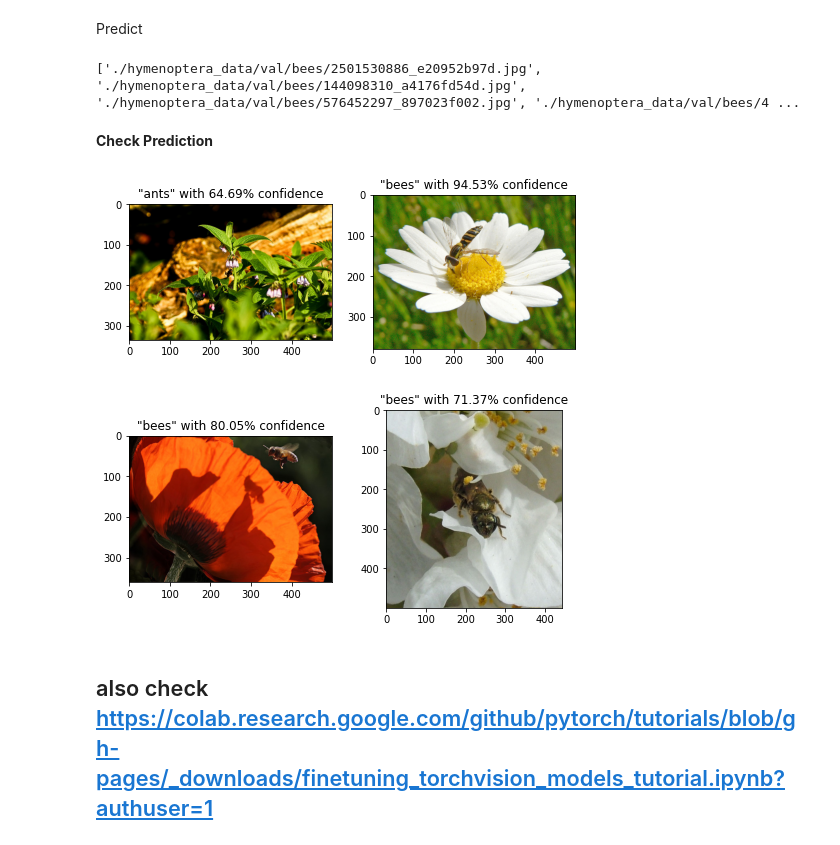
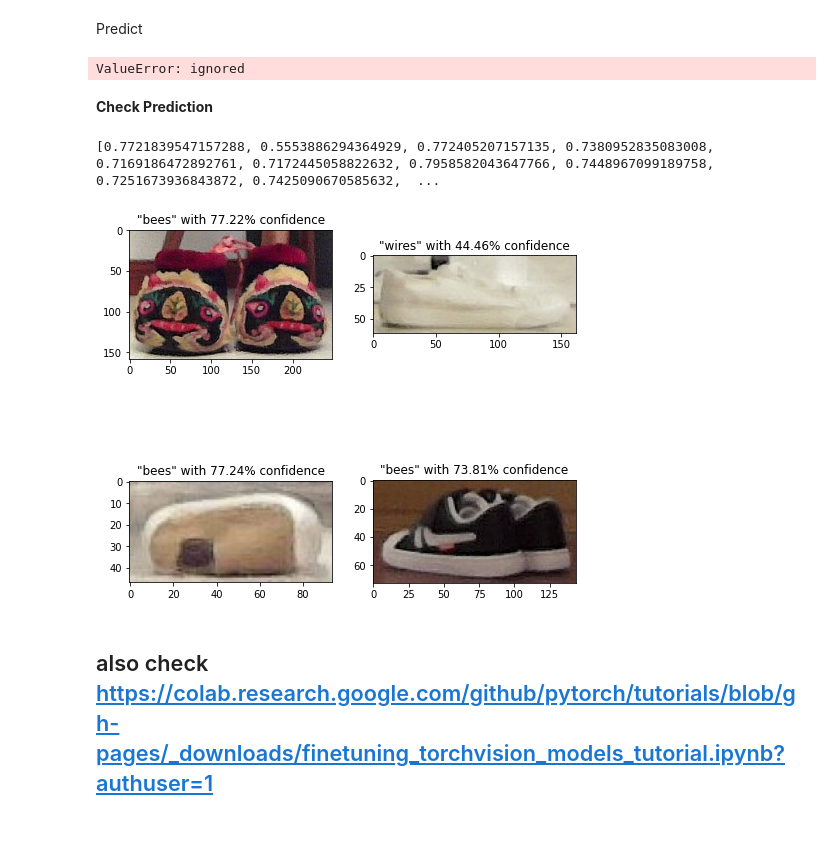
Before and after one commit to sathyamsn/samples, a Jupyter notebook: custom_classifier_mnet_v2.ipynb, the cells around one changed output. Saved outputs shown, nothing was run; the diff lists cells and outputs as text; code cells hidden in the pictures.

```diff
--- a/custom_classifier_mnet_v2.ipynb
+++ b/custom_classifier_mnet_v2.ipynb
@@ -259,7 +285,7 @@ Sequential(
   (1): Linear(in_features=1280, out_features=1000, bias=True)
 )
 # %%
-model_ft.classifier[1] = torch.nn.Linear(in_features=model_ft.classifier[1].in_features, out_features=2)
+model_ft.classifier[1] = torch.nn.Linear(in_features=model_ft.classifier[1].in_features, out_features=num_classes)
 print(model_ft.classifier)
 # %% [output]
 Sequential(
@@ -364,7 +392,7 @@ plt.show()
 # %%
 
 #Change path with yours
-path = './models/bees_ant_model_ft_mnv2.pth'
+path = './models/custm_model_ft_mnv2.pth'
 
 model = model_ft
 
@@ -380,7 +408,7 @@ def extract_class_from(path):
     file = path.split('/')[-1]
     return file.split('.')[0]
 
-test_dir = './hymenoptera_data/val/bees/'
+test_dir = './drive/My Drive/Data Set/classification/val/shoes/'
 test_list = glob.glob(os.path.join(test_dir, '*.jpg'))
 test_data_transform = data_transforms['val']
 
@@ -397,29 +425,63 @@ with torch.no_grad():
         model_ft.eval()
         outputs = model_ft(img)
         preds = F.softmax(outputs, dim=1)[:, 1].tolist()
-
+        print(preds)
         test_id = extract_class_from(test_path)
         ids.append((test_id))
         labels.append(preds[0])
-# %% [output]
-['./hymenoptera_data/val/bees/2501530886_e20952b97d.jpg', './hymenoptera_data/val/bees/144098310_a4176fd54d.jpg', './hymenoptera_data/val/bees/576452297_897023f002.jpg', './hymenoptera_data/val/bees/4 ...
+# %%
+# train data file looks './train/dog.10435.jpg'
+# test data file looks './test/10435.jpg'
+def extract_class_from(path):
+    file = path.split('/')[-1]
+    return file.split('.')[0]
+
+test_dir = './drive/My Drive/Data Set/classification/val/shoes/'
+test_list = glob.glob(os.path.join(test_dir, '*.jpg'))
+test_data_transform = data_transforms['val']
+
+images = []
+labels = []
+probs = []
+
+with torch.no_grad():
+  for x in tqdm(test_list):
+    img = Image.open(test_path)
+    img = test_data_transform(img)
+    img = img.unsqueeze(0)
+    img = img.to(device)
+    y_pred, _ = model(img)
+    y_prob = F.softmax(y_pred, dim = -1)
+    top_pred = y_prob.argmax(1, keepdim = True)
+
+    images.append(x.cpu())
+    labels.append(y.cpu())
+    probs.append(y_prob.cpu())
+
+  images = torch.cat(images, dim = 0)
+  labels = torch.cat(labels, dim = 0)
+  probs = torch.cat(probs, dim = 0)
+# %% [output]
+ValueError: ignored
 # %% [markdown]
 **Check Prediction**
 # %%
 template = '"{}" with {:.2%} confidence'
+print(labels)
 def pred_result_message(pred):
     if pred > 0.7:
         return template.format('bees', pred)
     else:
-        return template.format('ants', 1 - pred)
+        return template.format('wires', 1 - pred)
 
 fig, axes = plt.subplots(nrows=2,
                          ncols=2,
                          figsize=(8, 8))
 for img_path, label, ax in zip(test_list, labels, axes.ravel()):
     ax.set_title(pred_result_message(label))
     ax.imshow(Image.open(img_path))
 # %% [output]
+[0.7721839547157288, 0.5553886294364929, 0.772405207157135, 0.7380952835083008, 0.7169186472892761, 0.7172445058822632, 0.7958582043647766, 0.7448967099189758, 0.7251673936843872, 0.7425090670585632,  ...
-[figure, old version]
+[figure, new version]
 # %% [markdown]
 ## also check https://colab.research.google.com/github/pytorch/tutorials/blob/gh-pages/_downloads/finetuning_torchvision_models_tutorial.ipynb?authuser=1
```
Also changed, not shown: parts of 14 cells of this notebook.
